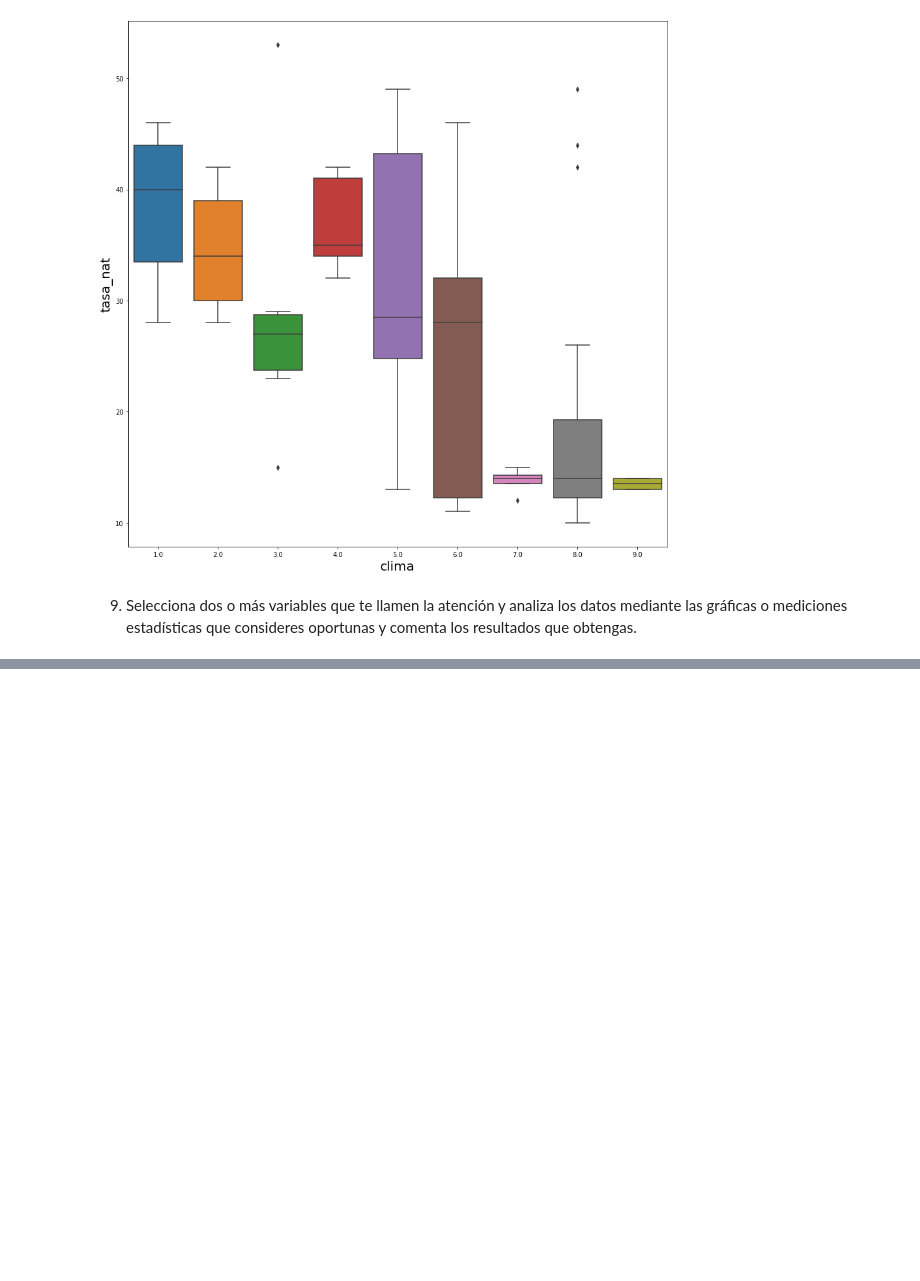
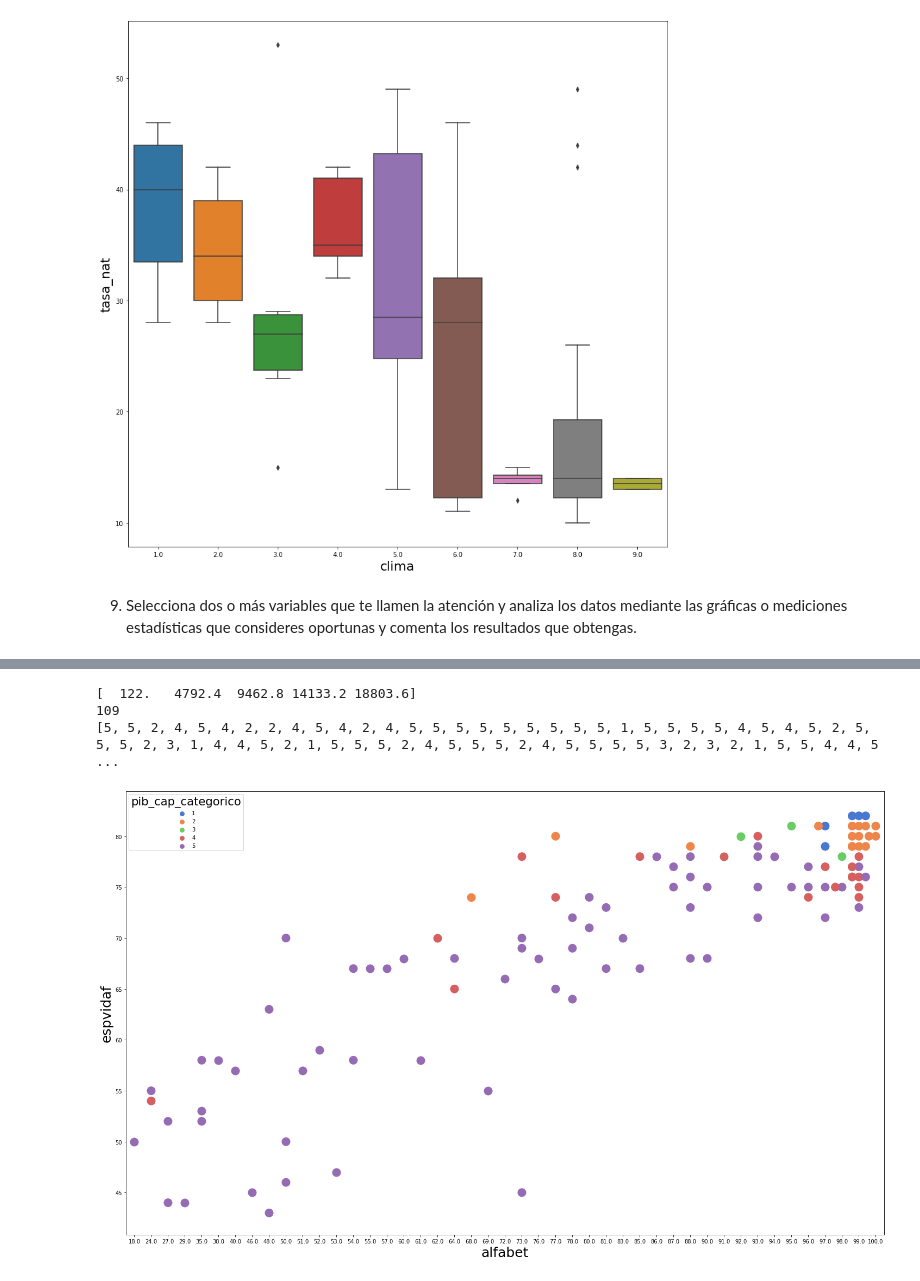
Before and after one commit to AnaFernandezCruz/ProgramacionOrientadaCD, a Jupyter notebook: PracticaPython.ipynb, the cells around one changed output, grey strips where cells are left out. Saved outputs shown, nothing was run; the diff lists cells and outputs as text; code cells hidden in the pictures; blank space fills up the shorter version.

```diff
--- a/PracticaPython.ipynb
+++ b/PracticaPython.ipynb
@@ -388,0 +402,37 @@ dfSort_PibCap
+# %%
+min_pib= min(df['pib_cap'])
+max_pib= max(df['pib_cap'])
+range_pib = np.linspace(min_pib, max_pib, 5, endpoint=False)
+
+print(range_pib)
+print(len(df))
+
+pib_cap_categorico = []
+for i in range(0, len(df)):
+    pib_cap = df['pib_cap'][i]
+    if pib_cap > range_pib[4]:
+        valor = 1
+    elif pib_cap > range_pib[3]:
+        valor = 2
+    elif pib_cap > range_pib[2]:
+        valor = 3
+    elif pib_cap > range_pib[1]:
+        valor = 4
+    elif pib_cap > range_pib[0]:
+        valor = 5
+
+    pib_cap_categorico.append(valor)
+
+print(pib_cap_categorico)
+
+df['pib_cap_categorico'] = pib_cap_categorico
+
+
+plt.figure(figsize=(25,15))
+plt.rcParams["axes.labelsize"] = 25
+ax = sns.swarmplot(y=df['espvidaf'], x=df['alfabet'], hue=df['pib_cap_categorico'] , size=16, palette="muted" )
+# %% [output]
+[  122.   4792.4  9462.8 14133.2 18803.6]
+109
+[5, 5, 2, 4, 5, 4, 2, 2, 4, 5, 4, 2, 4, 5, 5, 5, 5, 5, 5, 5, 5, 5, 1, 5, 5, 5, 5, 4, 5, 4, 5, 2, 5, 5, 5, 2, 3, 1, 4, 4, 5, 2, 1, 5, 5, 5, 2, 4, 5, 5, 5, 2, 4, 5, 5, 5, 5, 3, 2, 3, 2, 1, 5, 5, 4, 4, 5 ...
+[figure, added]
```
Also changed, not shown: parts of 14 cells of this notebook.
